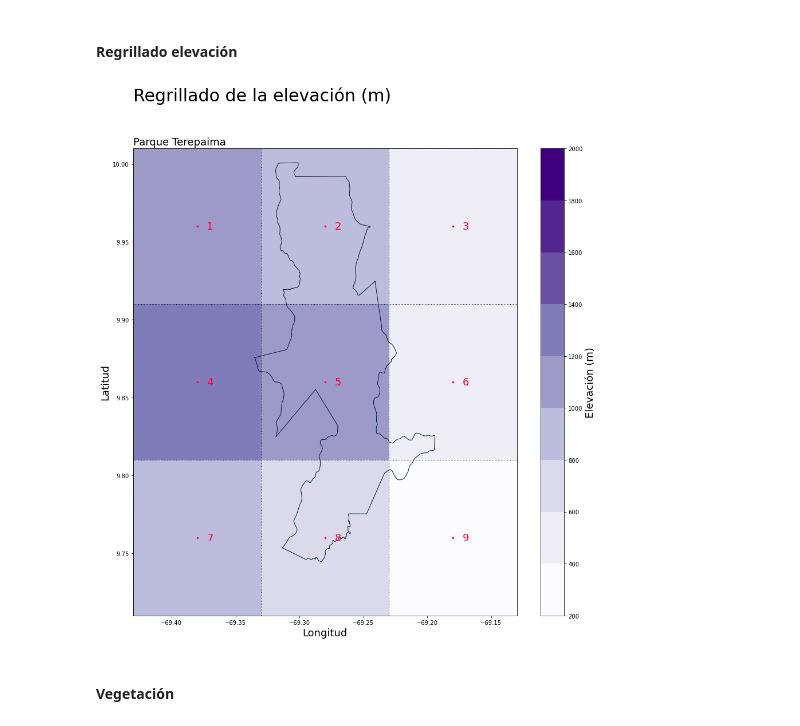
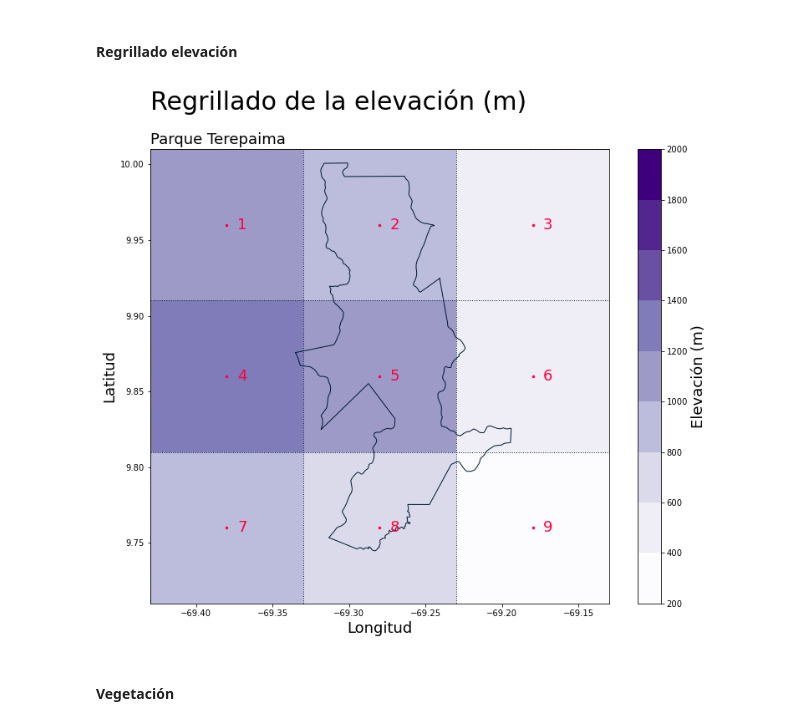
Before and after one commit to esglobe/geet-metview, a Jupyter notebook: terepaima/code/5_regrillado_data.ipynb, the cells around one changed output. Saved outputs shown, nothing was run; the diff lists cells and outputs as text; code cells hidden in the pictures.

```diff
--- a/terepaima/code/5_regrillado_data.ipynb
+++ b/terepaima/code/5_regrillado_data.ipynb
@@ -183,7 +183,7 @@ y_grid  = y + 0.05
 
 
 # plot
-fig = plt.figure(figsize=(15,15))
+fig = plt.figure(figsize=(12.3,10))
 ax = fig.add_subplot(1, 1, 1)
 
 
@@ -304,7 +304,7 @@ x_grid = x + 0.05
 y_grid  = y + 0.05
 
 # plot
-fig = plt.figure(figsize=(15,15))
+fig = plt.figure(figsize=(12.3,10))
 ax = fig.add_subplot(1, 1, 1)
 
 # raster
@@ -473,7 +473,7 @@ x_grid = x + 0.05
 y_grid  = y + 0.05
 
 # plot
-fig = plt.figure(figsize=(15,15))
+fig = plt.figure(figsize=(12.3,10))
 ax = fig.add_subplot(1, 1, 1)
 
 # raster
@@ -507,34 +507,34 @@ for i in list(range(1, len(x) )):
 color_grid = '#001B32'
 for i in list(range( len(x_grid) )):
   ax.vlines(x = x_grid[i],ymin=min(y_grid),ymax=max(y_grid),
             colors = color_grid,
             linestyles='dotted',
             linewidth=1,
             label = 'vline_multiple - full height')
 
 for i in list(range( len(y_grid) )):
   ax.hlines(y = y_grid[i],xmin=min(x_grid),xmax=max(x_grid),
             colors = color_grid,
             linestyles='dotted',
             linewidth=1,
             label = 'vline_multiple - full height')
 
 
 # titulos
 plt.title(f"Parque Terepaima",fontsize=18,loc='left')
 plt.title(f"",fontsize=30,loc='center')
 plt.suptitle(f"Regrillado de la elevación (m)",ha='left',fontsize=30,x=0.125)
 plt.xlabel("Longitud",loc='center',fontsize=18)
 plt.ylabel("Latitud",loc='center',fontsize=18)
 
 plt.xlim([-69.43, -69.13])
 plt.ylim([9.71, 10.01])
 
 plt.savefig('./figures/regrillado_elevacion_terepaima.png')
 
 plt.show()
 # %% [output]
-[figure, old version]
+[figure, new version]
 # %% [markdown]
 #### Vegetación
 # %%
```
Also changed, not shown: parts of 6 cells of this notebook, 8 other files.
